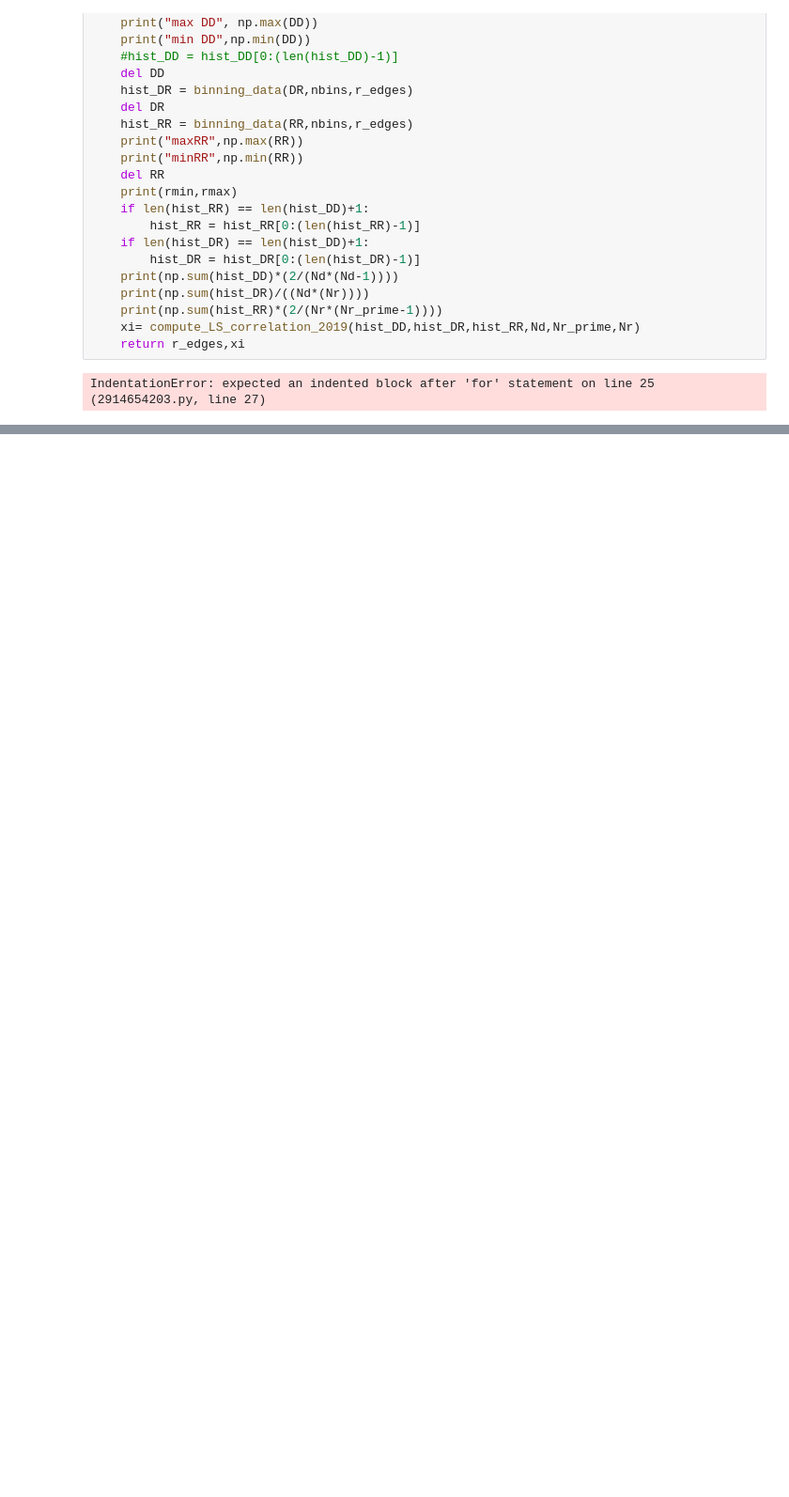
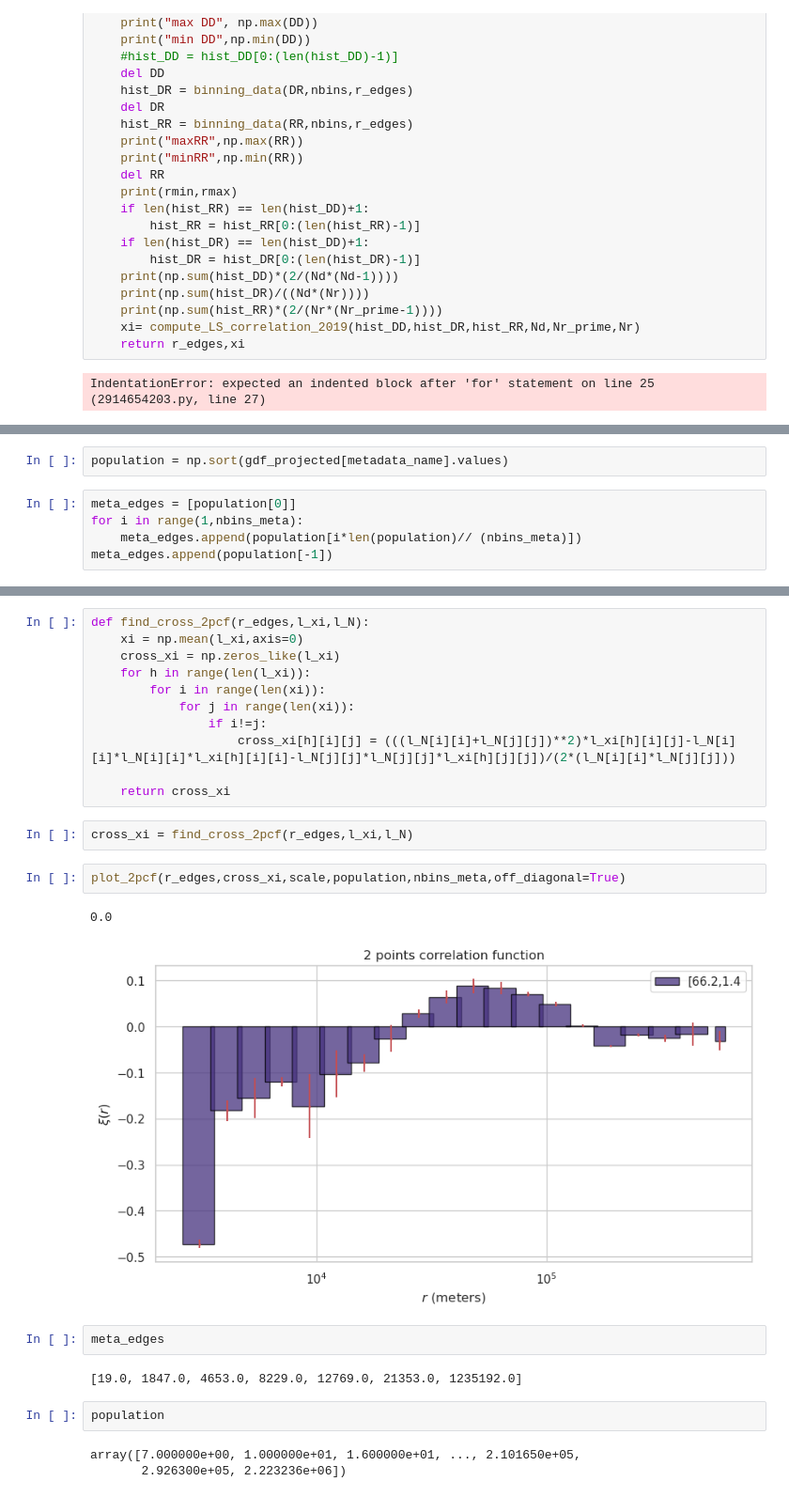
Before and after one commit to Presigny/fake_world, a Jupyter notebook: notebooks/generalized_2pcf.ipynb, the cells around one changed output, grey strips where cells are left out. Shown at 94% size. Saved outputs shown, nothing was run; the diff lists cells and outputs as text; blank space fills up the shorter version.

Commit message:
Functions to find intra AND inter category 2pcf as well as their intersection

```diff
--- a/notebooks/generalized_2pcf.ipynb
+++ b/notebooks/generalized_2pcf.ipynb
@@ -306,0 +373,7 @@ metadata_max
+# %%
+population = np.sort(gdf_projected[metadata_name].values)
+# %%
+meta_edges = [population[0]]
+for i in range(1,nbins_meta):
+    meta_edges.append(population[i*len(population)// (nbins_meta)])
+meta_edges.append(population[-1])
@@ -306,0 +420,27 @@ metadata_max
+# %%
+def find_cross_2pcf(r_edges,l_xi,l_N):
+    xi = np.mean(l_xi,axis=0)
+    cross_xi = np.zeros_like(l_xi)
+    for h in range(len(l_xi)):
+        for i in range(len(xi)):
+            for j in range(len(xi)):
+                if i!=j:
+                    cross_xi[h][i][j] = (((l_N[i][i]+l_N[j][j])**2)*l_xi[h][i][j]-l_N[i][i]*l_N[i][i]*l_xi[h][i][i]-l_N[j][j]*l_N[j][j]*l_xi[h][j][j])/(2*(l_N[i][i]*l_N[j][j]))
+
+    return cross_xi
+# %%
+cross_xi = find_cross_2pcf(r_edges,l_xi,l_N)
+# %%
+plot_2pcf(r_edges,cross_xi,scale,population,nbins_meta,off_diagonal=True)
+# %% [output]
+0.0
+[figure, added]
+# %%
+meta_edges
+# %% [output]
+[19.0, 1847.0, 4653.0, 8229.0, 12769.0, 21353.0, 1235192.0]
+# %%
+population
+# %% [output]
+array([7.000000e+00, 1.000000e+01, 1.600000e+01, ..., 2.101650e+05,
+       2.926300e+05, 2.223236e+06])
```
Also changed, not shown: parts of 33 cells of this notebook, 2 other files.
